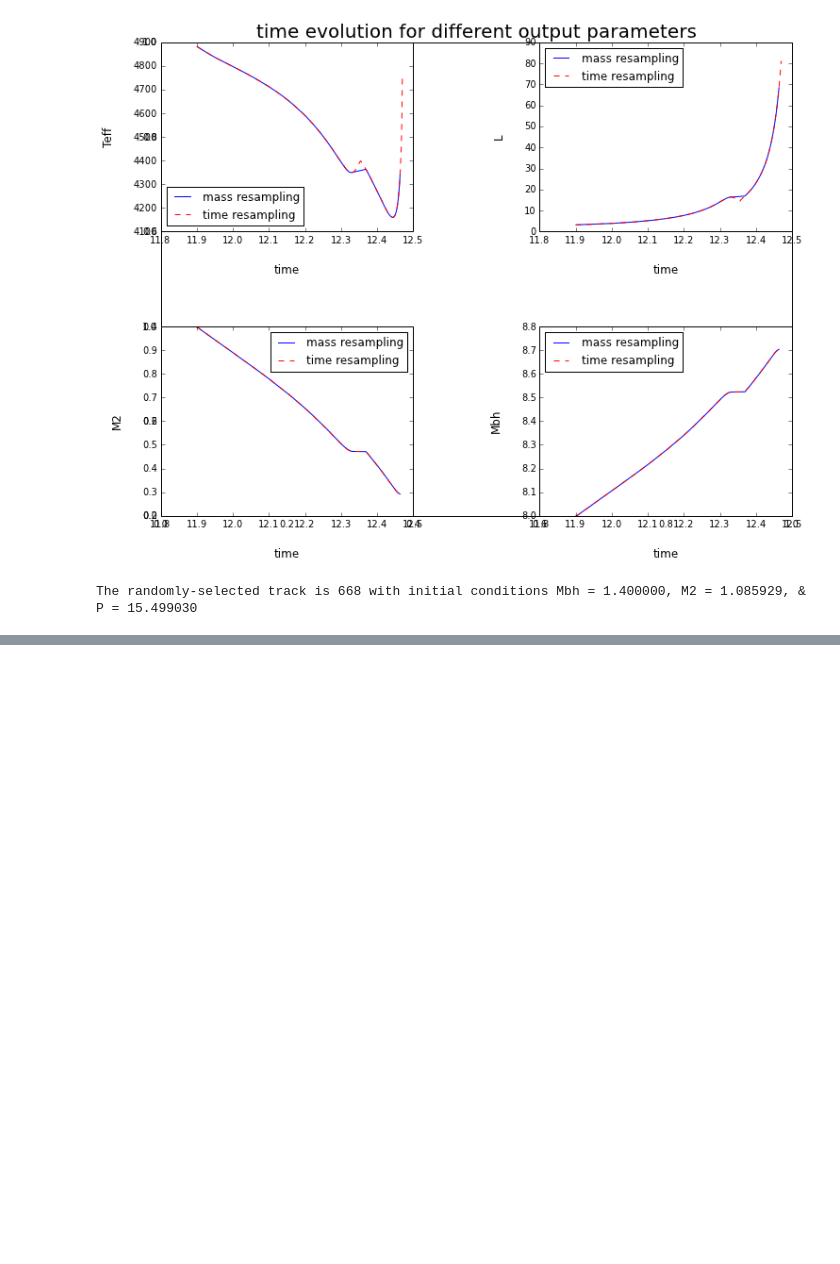
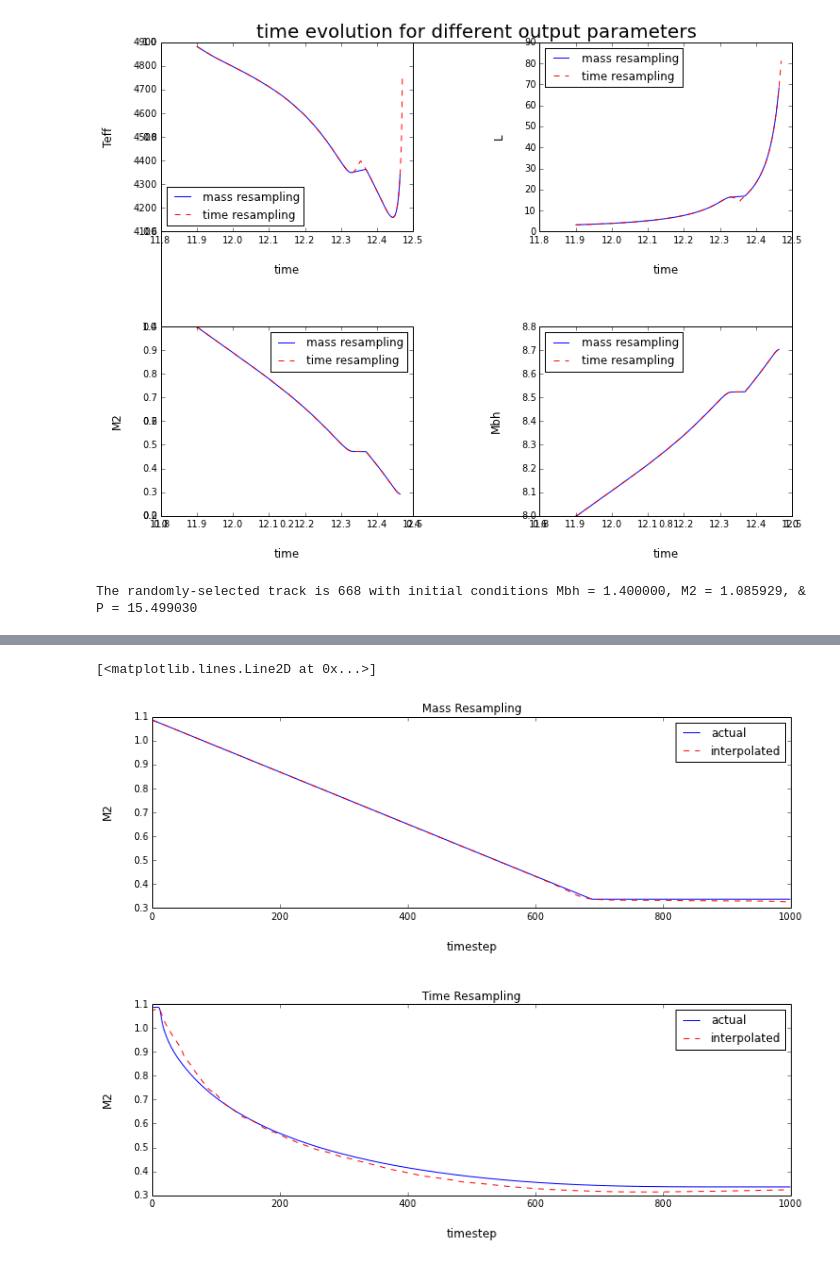
Before and after one commit to lmaesampson/StellarTrackInterpolation, a Jupyter notebook: Python/MassTransfer_GP_Interpolation.ipynb, the cells around one changed output, grey strips where cells are left out. Drawn from its saved outputs; the diff is of its cells as text; code cells hidden in the pictures; blank space fills up the shorter version.

Commit message:
Runs GP for each resampling, compares interpolated and actual timestep evolution

```diff
--- a/Python/MassTransfer_GP_Interpolation.ipynb
+++ b/Python/MassTransfer_GP_Interpolation.ipynb
@@ -208,0 +229,44 @@ print 'It only took %f seconds!' % (elapsed)
+# %%
+# '''Plot evolution tracks for actual and interpolated'''
+
+actual_1 = matrix_1[q]
+actual_2 = matrix_2[q]
+interp_1 = np.reshape(y_pred_1,(1000,20))
+interp_2 = np.reshape(y_pred_2,(1000,20))
+
+parameters=['log_dt', 'he_core_mass', 'LH', 'LHe', 'Teff', 'L',
+    'R', 'logg', 'center_H1', 'center_He4', 'num_retries',
+    'model', 'age', 'P', 'A', 'rl_relative_overflow', 'M2',
+    'Mbh', 'log_abs_mdot', 'xfer_fraction']
+
+### Set up plots ###
+fig=plt.figure(figsize = (12,9), facecolor = 'white')
+fig.subplots_adjust(wspace=.5,hspace=.5)
+
+ax1 = fig.add_subplot(211)
+ax2 = fig.add_subplot(212)
+
+#set up the line collections
+lc1 = LineCollection([[(0, 0)]], linestyles = ['solid'], colors = ['blue'])
+lc2 = LineCollection([[(0, 0)]], linestyles = ['dashed'], colors = ['red'])
+
+# Set parameter to plot, and make timesteps
+param_num = 16
+timesteps = np.linspace(0,999,1000)
+
+ax1.set_xlabel('timestep', rotation=0, labelpad=20, size=12)
+ax1.set_ylabel(parameters[param_num], rotation=90, labelpad=20, size=12)
+ax1.legend([lc1, lc2], ['actual', 'interpolated'], loc=0)
+ax1.set_title("Mass Resampling")
+ax1.plot(timesteps, actual_1[param_num], 'b-')
+ax1.plot(timesteps, interp_1[:,param_num], 'r--')
+
+ax2.set_xlabel('timestep', rotation=0, labelpad=20, size=12)
+ax2.set_ylabel(parameters[param_num], rotation=90, labelpad=20, size=12)
+ax2.legend([lc1, lc2], ['actual', 'interpolated'], loc=0)
+ax2.set_title("Time Resampling")
+ax2.plot(timesteps, actual_2[param_num], 'b-')
+ax2.plot(timesteps, interp_2[:,param_num], 'r--')
+# %% [output]
+[<matplotlib.lines.Line2D at 0x...>]
+[figure, added]
```
Also changed, not shown: parts of 2 cells of this notebook.
